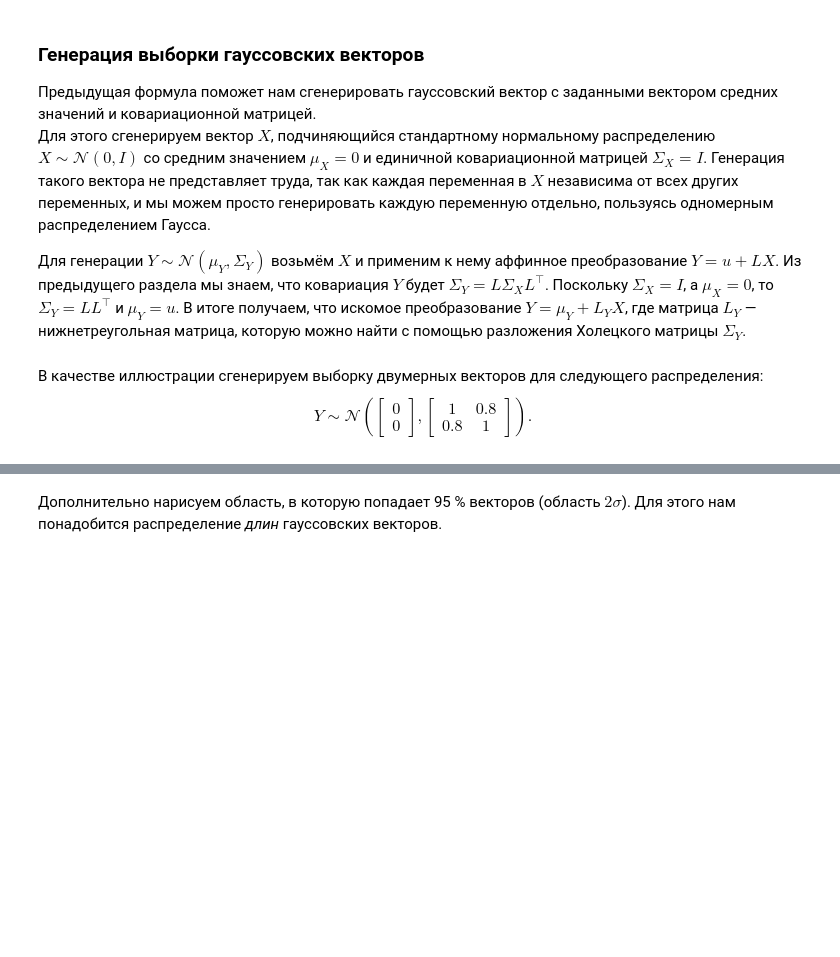
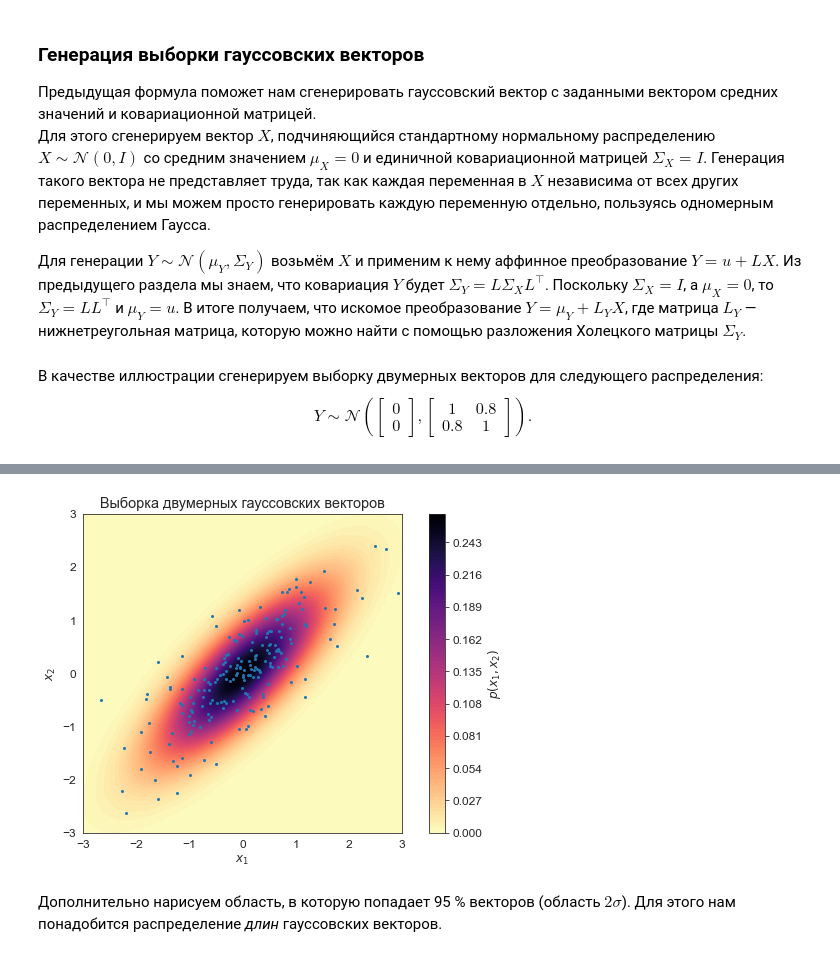
Before and after one commit to aa-savelyev/DaOptSm, a Jupyter notebook: 2.PT/05.GaussianVar.ipynb, the cells around one changed output, grey strips where cells are left out. Saved outputs shown, nothing was run; the diff lists cells and outputs as text; code cells hidden in the pictures; blank space fills up the shorter version.

```diff
--- a/2.PT/05.GaussianVar.ipynb
+++ b/2.PT/05.GaussianVar.ipynb
@@ -296,19 +285,14 @@ def multivariate_normal(x, d, mean, covariance):
 # %%
 # Plot bivariate distribution
-def generate_surface(mean, covariance, d):
-    '''Helper function to generate density surface.'''
-    nb_of_x = 100 # grid size
-    x1s = np.linspace(-5, 5, num=nb_of_x)
-    x2s = np.linspace(-5, 5, num=nb_of_x)
-    x1, x2 = np.meshgrid(x1s, x2s) # Generate grid
-    pdf = np.zeros((nb_of_x, nb_of_x))
+def generate_surface(mean, covariance, n_mesh=101):
+    '''Generate 2d density surface'''
+    x = y = np.linspace(-5, 5, num=n_mesh)
+    xx, yy = np.meshgrid(x, y) # Generate grid
+    pdf = np.zeros_like(xx)
     # Fill the cost matrix for each combination of weights
-    for i in range(nb_of_x):
-        for j in range(nb_of_x):
-            pdf[i,j] = multivariate_normal(
-                np.matrix([[x1[i,j]], [x2[i,j]]]),
-                d, mean, covariance)
-    return x1, x2, pdf  # x1, x2, pdf(x1,x2)
+    pdf = stats.multivariate_normal.pdf(
+        np.dstack((xx, yy)), mean, covariance)
+    return xx, yy, pdf
 # %%
 d = 2  # number of dimensions
 # Generate independent Normals
@@ -415,7 +401,7 @@ $$
 # %%
 # Sample from:
 d = 2 # Number of dimensions
-mean = np.array([[0.], [0.]])
+mean = np.array([0., 0.])
 covariance = np.array([
     [1, 0.8],
     [0.8, 1]
@@ -428,18 +414,18 @@ L = np.linalg.cholesky(covariance)
 n = 200  # Samples to draw
 X = np.random.normal(size=(d, n))
 # Apply the transformation
-Y = (mean + L.dot(X)).T
+Y = mean.reshape(-1, 1) + L.dot(X)
 # %%
 # Plot the samples and the distribution
 seaborn.set_style('white')
 fig, ax = plt.subplots(figsize=(8, 5.5))
 
 # Plot bivariate distribution
-x1, x2, p = generate_surface(mean, covariance, d)
+x1, x2, p = generate_surface(mean, covariance)
 con = ax.contourf(x1, x2, p, 100, cmap=cm.magma_r)
 
 # Plot samples
-s = ax.plot(Y[:,0], Y[:,1], 'o', c=cm.tab10(0), ms=2)
+s = ax.plot(*Y, 'o', c=cm.tab10(0), ms=2)
 ax.set_xlabel('$x_1$')
 ax.set_ylabel('$x_2$')
 ax.axis([-3., 3., -3., 3.])
@@ -454,3 +439,4 @@ plt.show()
+[figure, added]
 # %% [markdown]
 Дополнительно нарисуем область, в которую попадает 95 % векторов (область $2\sigma$).
 Для этого нам понадобится распределение *длин* гауссовских векторов.
```
Also changed, not shown: parts of 11 cells of this notebook, 6 other files.
